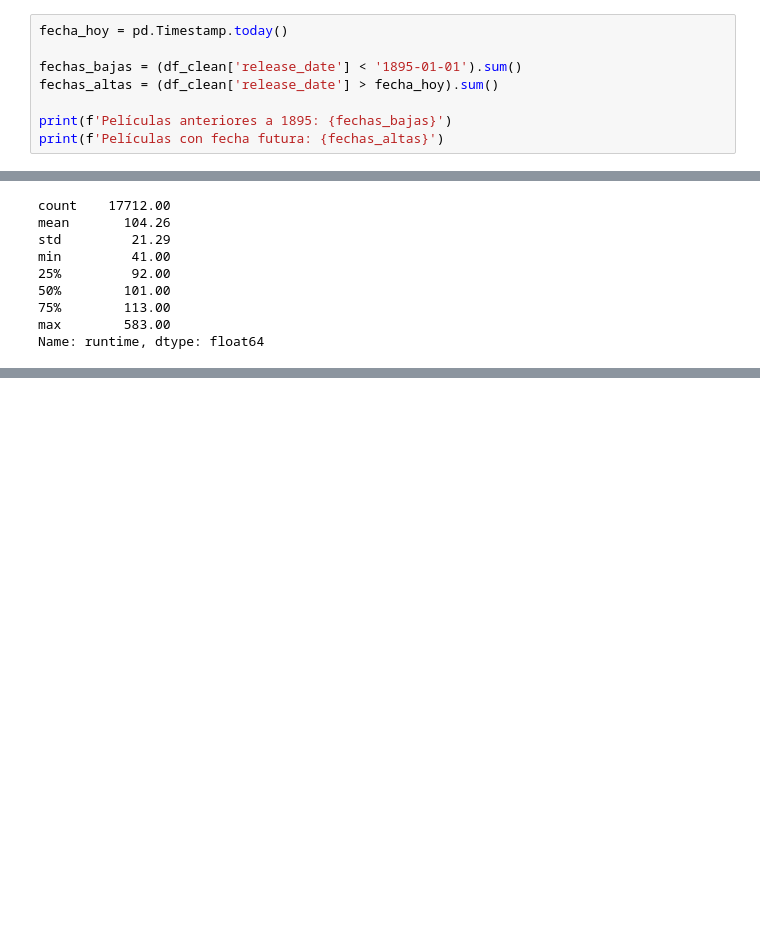
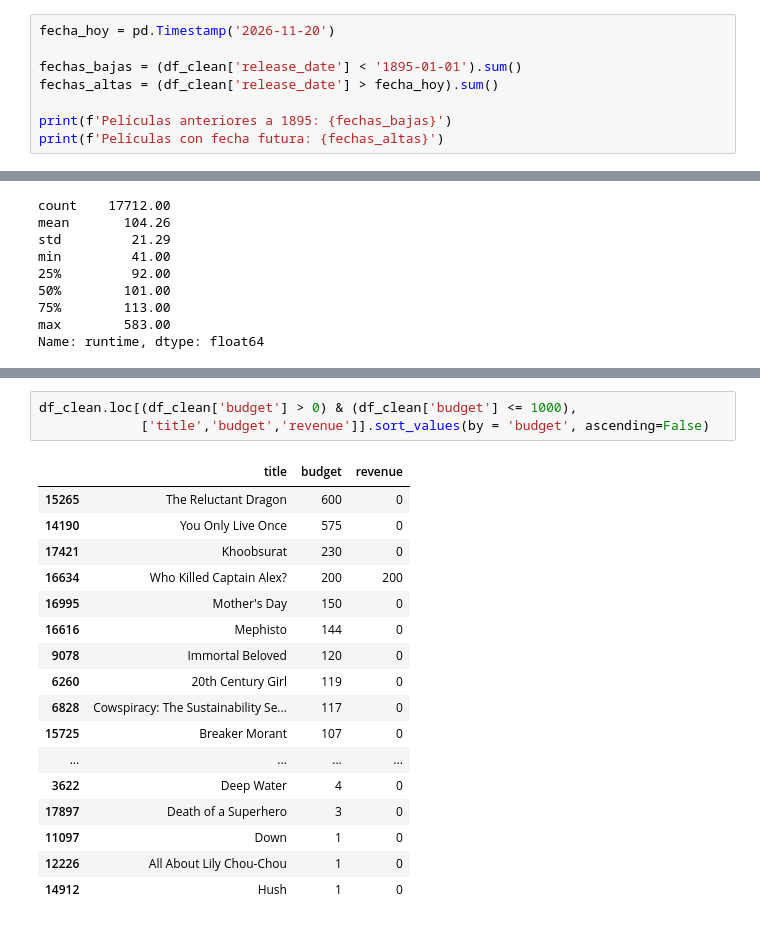
Before and after one commit to AdamTR93/MASTER_thePower_Data_Analytics, a Jupyter notebook: 5.PROYECTO_FINAL/proyecto_EDA_cine/notebooks/analisis_preliminar.ipynb, the cells around one changed output, grey strips where cells are left out. Drawn from its saved outputs; the diff is of its cells as text; blank space fills up the shorter version.

```diff
--- a/5.PROYECTO_FINAL/proyecto_EDA_cine/notebooks/analisis_preliminar.ipynb
+++ b/5.PROYECTO_FINAL/proyecto_EDA_cine/notebooks/analisis_preliminar.ipynb
@@ -265,7 +285,7 @@ print(df_clean[['release_date','title']].sort_values(by='release_date',ascending
 721701   1865-01-01                                          Revolving
 463542   1865-01-01                  Felix Nadar Spinning in his Chair
 # %%
-fecha_hoy = pd.Timestamp.today()
+fecha_hoy = pd.Timestamp('2026-11-20')
 
 fechas_bajas = (df_clean['release_date'] < '1895-01-01').sum()
 fechas_altas = (df_clean['release_date'] > fecha_hoy).sum()
@@ -459,0 +566,21 @@ En el extremo superior, la mayoría de las películas más largas son largometra
+# %%
+df_clean.loc[(df_clean['budget'] > 0) & (df_clean['budget'] <= 1000),
+             ['title','budget','revenue']].sort_values(by = 'budget', ascending=False)
+# %% [output]
+|  | title | budget | revenue |
+| 15265 | The Reluctant Dragon | 600 | 0 |
+| 14190 | You Only Live Once | 575 | 0 |
+| 17421 | Khoobsurat | 230 | 0 |
+| 16634 | Who Killed Captain Alex? | 200 | 200 |
+| 16995 | Mother's Day | 150 | 0 |
+| 16616 | Mephisto | 144 | 0 |
+| 9078 | Immortal Beloved | 120 | 0 |
+| 6260 | 20th Century Girl | 119 | 0 |
+| 6828 | Cowspiracy: The Sustainability Se... | 117 | 0 |
+| 15725 | Breaker Morant | 107 | 0 |
+| ... | ... | ... | ... |
+| 3622 | Deep Water | 4 | 0 |
+| 17897 | Death of a Superhero | 3 | 0 |
+| 11097 | Down | 1 | 0 |
+| 12226 | All About Lily Chou-Chou | 1 | 0 |
+| 14912 | Hush | 1 | 0 |
```
Also changed, not shown: parts of 31 cells of this notebook.
